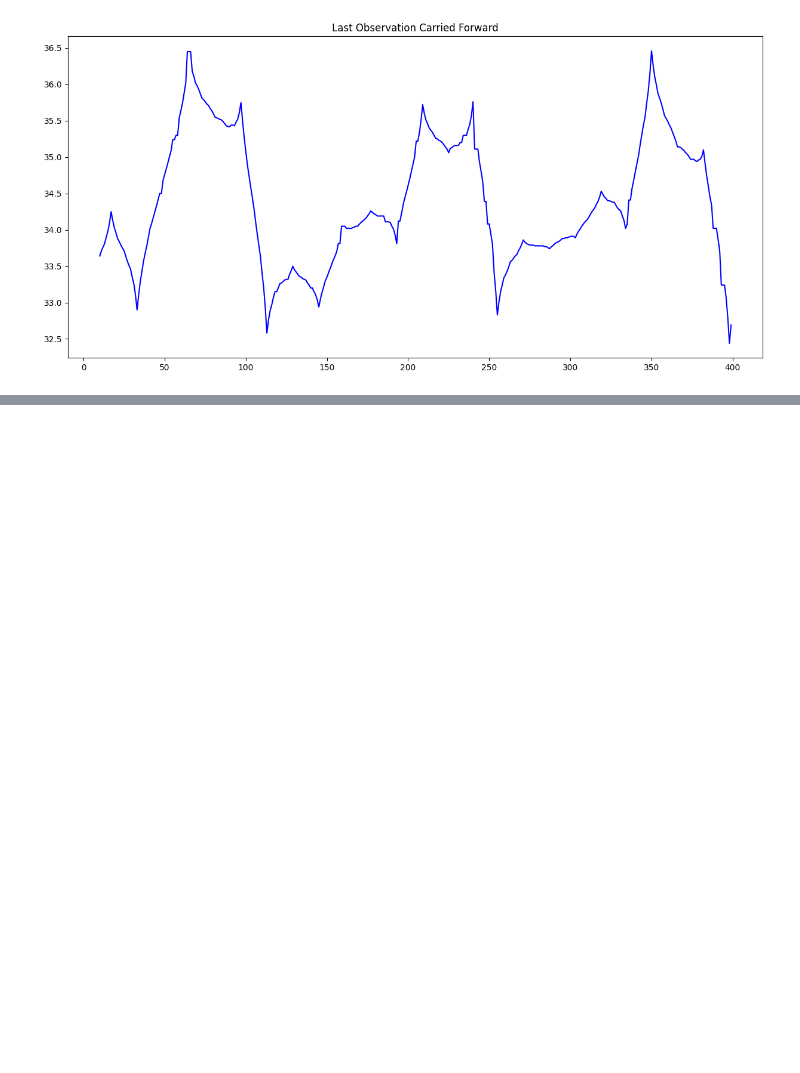
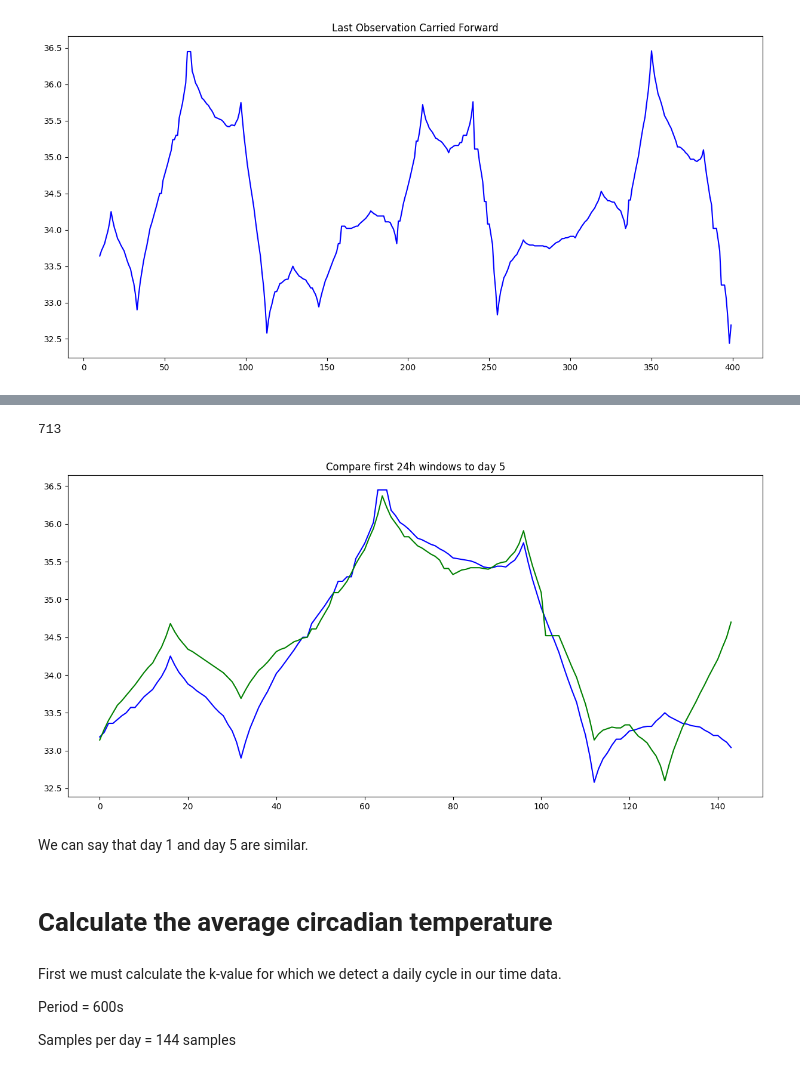
Before and after one commit to adricanovas/TemperatureDataImputation, a Jupyter notebook: DataImputation.ipynb, the cells around one changed output, grey strips where cells are left out. Cells and saved outputs as stored; diff of their text form; code cells hidden in the pictures; blank space fills up the shorter version.

```diff
--- a/DataImputation.ipynb
+++ b/DataImputation.ipynb
@@ -207,0 +218,12 @@ data[25:169].plot()
+# %%
+from scipy.stats import pearsonr
+correlationTable= list()
+data24=values[0:144][0]
+for i in range(144, 1863):
+    window = values[i:i+144][0]
+    corr, _ = pearsonr(data24, window)
+    correlationTable.append(corr)
+
+dict = {'Correlation' : correlationTable }
+df = pd.DataFrame(dict)
+display(df.transpose())
@@ -207,0 +234,23 @@ data[25:169].plot()
+# %%
+correlationTable.index(max(correlationTable))
+# %% [output]
+713
+# %%
+plt.plot(data24.values, color='blue')
+plt.plot(values[713+144:713+144+144].values, color='green')
+#Plot tittle
+plt.title('Compare first 24h windows to day 5')
+# show the plot
+plt.show()
+# %% [output]
+[figure, added]
+# %% [markdown]
+We can say that day 1 and day 5 are similar.
+# %% [markdown]
+# Calculate the average circadian temperature
+# %% [markdown]
+First we must calculate the k-value for which we detect a daily cycle in our time data.
+
+Period = 600s
+
+Samples per day = 144 samples
```
Also changed, not shown: parts of 35 cells of this notebook, 1 other file.
